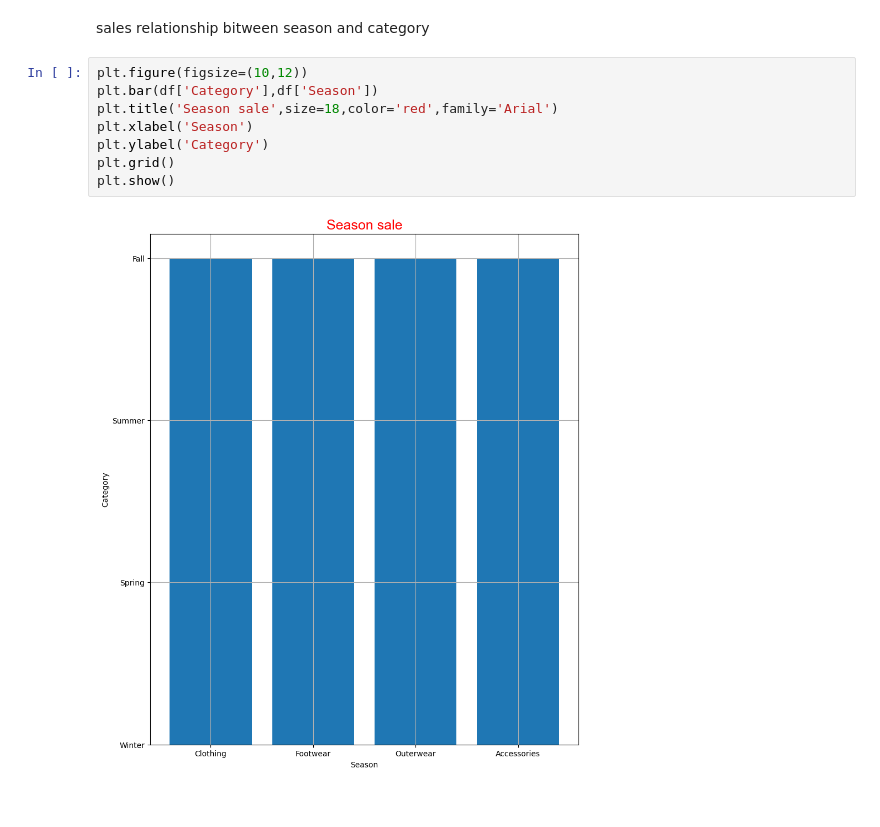
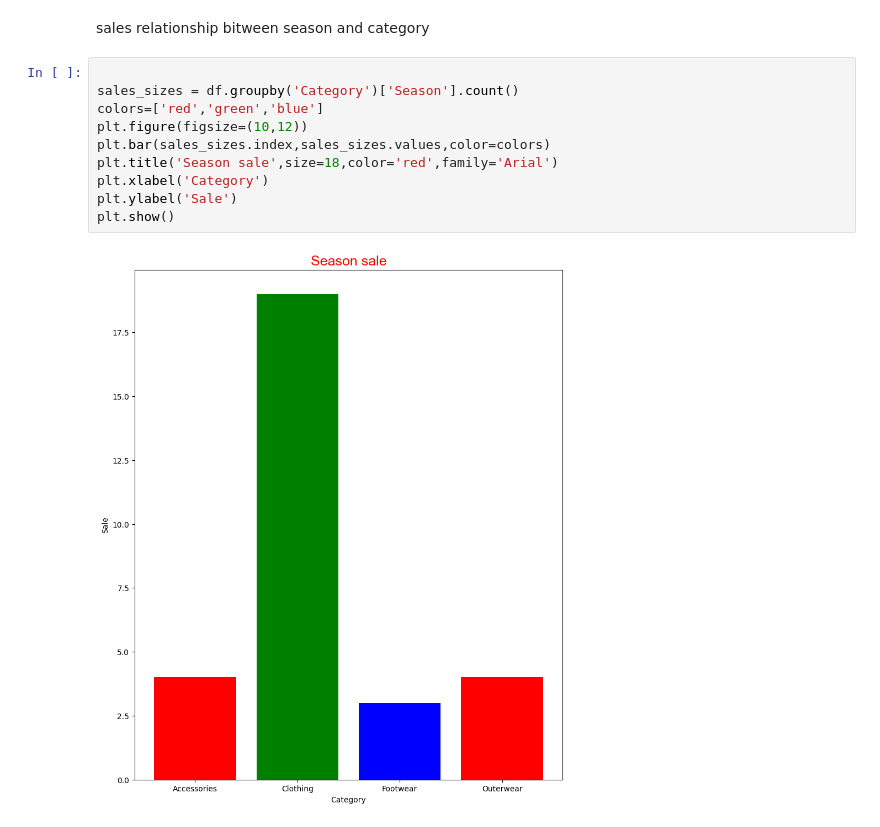
Before and after one commit to Naheem-K/SALES-REPORT, a Jupyter notebook: sales_data.ipynb, the cells around one changed output. Drawn from its saved outputs; the diff is of its cells as text.

```diff
--- a/sales_data.ipynb
+++ b/sales_data.ipynb
@@ -29,12 +29,14 @@ df
 # %% [markdown]
 sales relationship bitween season and category
 # %%
+
+sales_sizes = df.groupby('Category')['Season'].count()
+colors=['red','green','blue']
 plt.figure(figsize=(10,12))
-plt.bar(df['Category'],df['Season'])
+plt.bar(sales_sizes.index,sales_sizes.values,color=colors)
 plt.title('Season sale',size=18,color='red',family='Arial')
-plt.xlabel('Season')
-plt.ylabel('Category')
-plt.grid()
+plt.xlabel('Category')
+plt.ylabel('Sale')
 plt.show()
 # %% [output]
-[figure, old version]
+[figure, new version]
```
Also changed, not shown: parts of 8 cells of this notebook, 1 other file.
